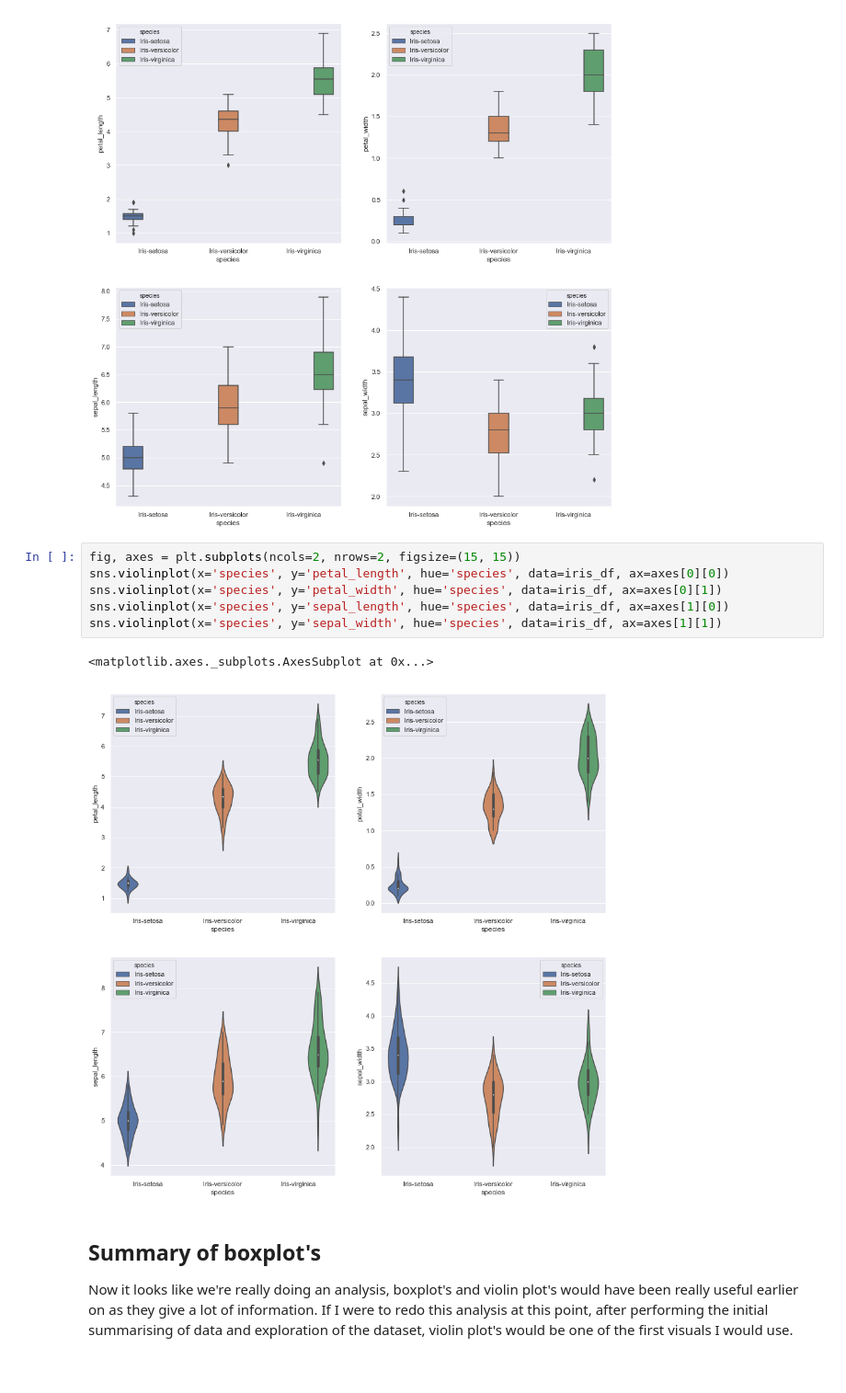
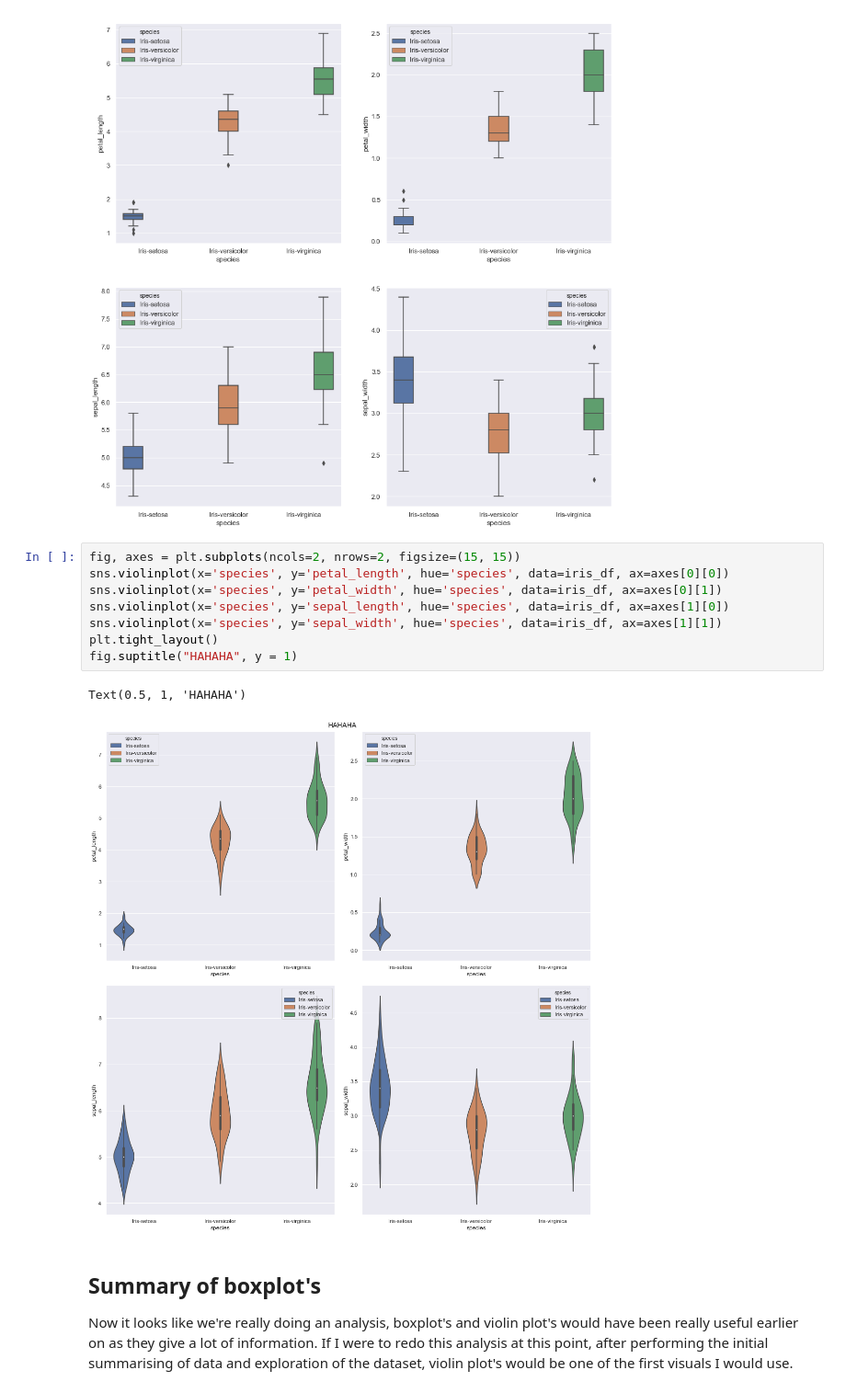
Before and after one commit to itskeithstudent/pands-project-iris-2020, a Jupyter notebook: Jupyter Analysis/iris_prelim_analysis.ipynb, the cells around one changed output. Shown at 92% size. Cells and saved outputs as stored; diff of their text form.

```diff
--- a/Jupyter Analysis/iris_prelim_analysis.ipynb
+++ b/Jupyter Analysis/iris_prelim_analysis.ipynb
@@ -623,12 +623,14 @@ sns.boxplot(x='species', y='sepal_width', hue='species', data=iris_df, ax=axes[1
 # %%
 fig, axes = plt.subplots(ncols=2, nrows=2, figsize=(15, 15))
 sns.violinplot(x='species', y='petal_length', hue='species', data=iris_df, ax=axes[0][0])
 sns.violinplot(x='species', y='petal_width', hue='species', data=iris_df, ax=axes[0][1])
 sns.violinplot(x='species', y='sepal_length', hue='species', data=iris_df, ax=axes[1][0])
 sns.violinplot(x='species', y='sepal_width', hue='species', data=iris_df, ax=axes[1][1])
+plt.tight_layout()
+fig.suptitle("HAHAHA", y = 1)
 # %% [output]
-<matplotlib.axes._subplots.AxesSubplot at 0x...>
+Text(0.5, 1, 'HAHAHA')
-[figure, old version]
+[figure, new version]
 # %% [markdown]
 ## Summary of boxplot's
 Now it looks like we're really doing an analysis, boxplot's and violin plot's would have been really useful earlier on as they give a lot of information.
```
Also changed, not shown: parts of 7 cells of this notebook, 2 other files.
